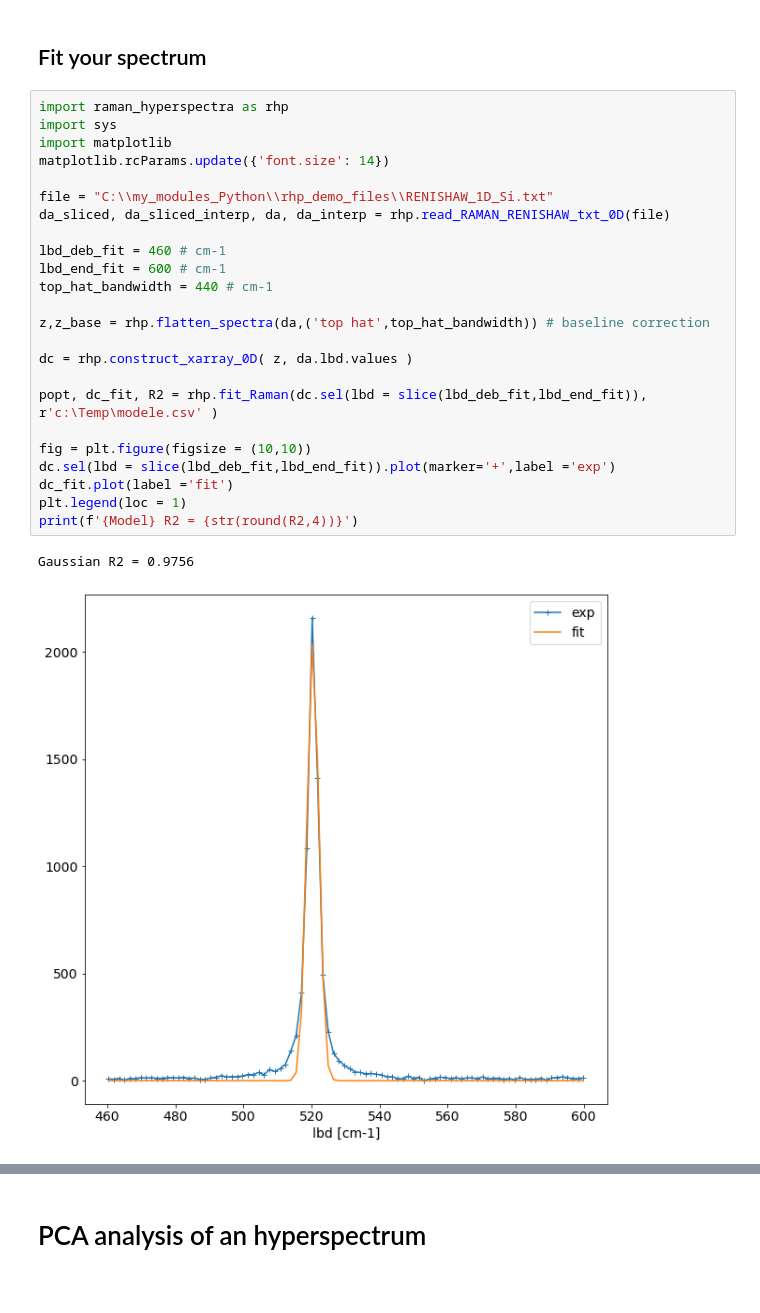
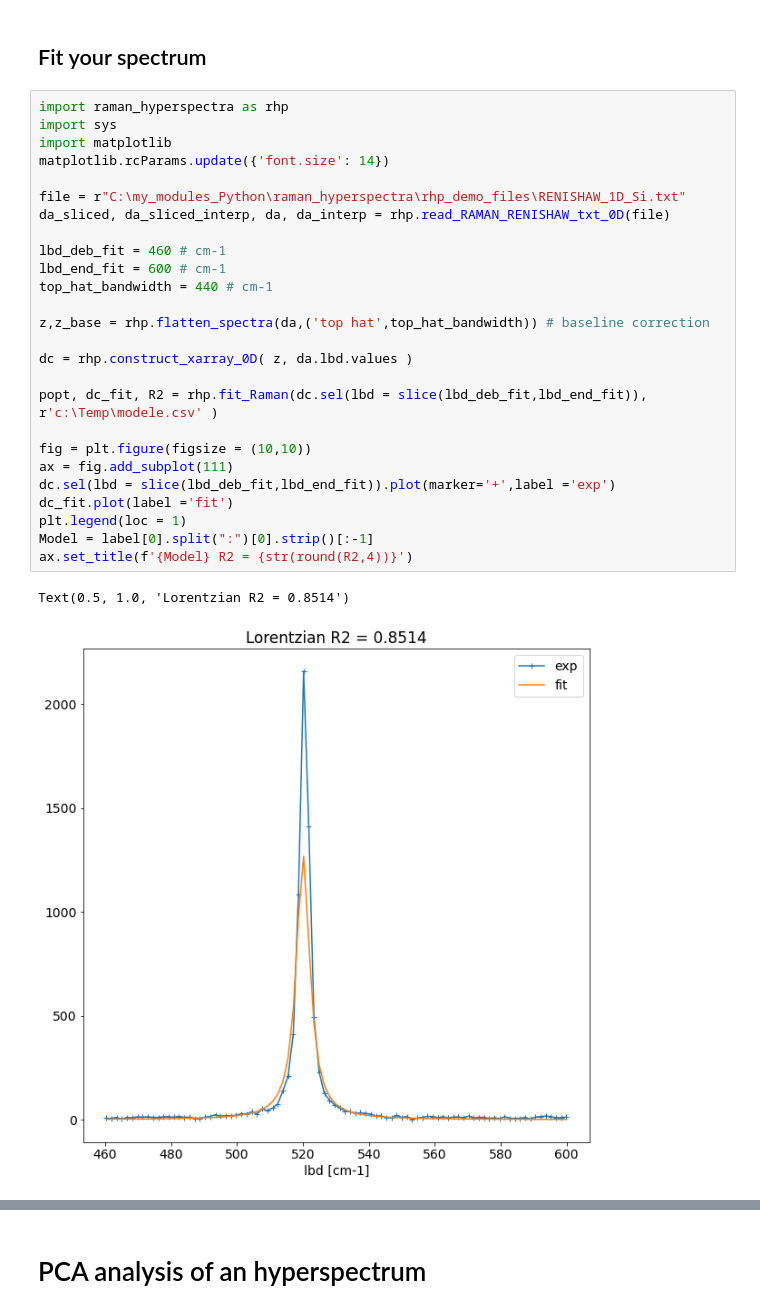
Before and after one commit to Bertin-fap/raman-hyperspectra-examples, a Jupyter notebook: raman_hyperspectra examples.ipynb, the cells around one changed output, grey strips where cells are left out. Drawn from its saved outputs; the diff is of its cells as text.

```diff
--- a/raman_hyperspectra examples.ipynb
+++ b/raman_hyperspectra examples.ipynb
@@ -131,27 +132,29 @@ label: ['Lorentzian0  :  Offset = 0.0 ', 'Lorentzian0  :  Lbd_0 = 520.0 ', 'Lore
 # %%
 import raman_hyperspectra as rhp
 import sys
 import matplotlib
 matplotlib.rcParams.update({'font.size': 14})
 
-file = "C:\\my_modules_Python\\rhp_demo_files\\RENISHAW_1D_Si.txt"
+file = r"C:\my_modules_Python\raman_hyperspectra\rhp_demo_files\RENISHAW_1D_Si.txt"
 da_sliced, da_sliced_interp, da, da_interp = rhp.read_RAMAN_RENISHAW_txt_0D(file)
 
 lbd_deb_fit = 460 # cm-1
 lbd_end_fit = 600 # cm-1
 top_hat_bandwidth = 440 # cm-1
 
 z,z_base = rhp.flatten_spectra(da,('top hat',top_hat_bandwidth)) # baseline correction
 
 dc = rhp.construct_xarray_0D( z, da.lbd.values )
 
 popt, dc_fit, R2 = rhp.fit_Raman(dc.sel(lbd = slice(lbd_deb_fit,lbd_end_fit)), r'c:\Temp\modele.csv' )
 
 fig = plt.figure(figsize = (10,10))
+ax = fig.add_subplot(111)
 dc.sel(lbd = slice(lbd_deb_fit,lbd_end_fit)).plot(marker='+',label ='exp')
 dc_fit.plot(label ='fit')
 plt.legend(loc = 1)
-print(f'{Model} R2 = {str(round(R2,4))}')
+Model = label[0].split(":")[0].strip()[:-1]
+ax.set_title(f'{Model} R2 = {str(round(R2,4))}')
 # %% [output]
-Gaussian R2 = 0.9756
+Text(0.5, 1.0, 'Lorentzian R2 = 0.8514')
-[figure, old version]
+[figure, new version]
```
Also changed, not shown: parts of 15 cells of this notebook.
